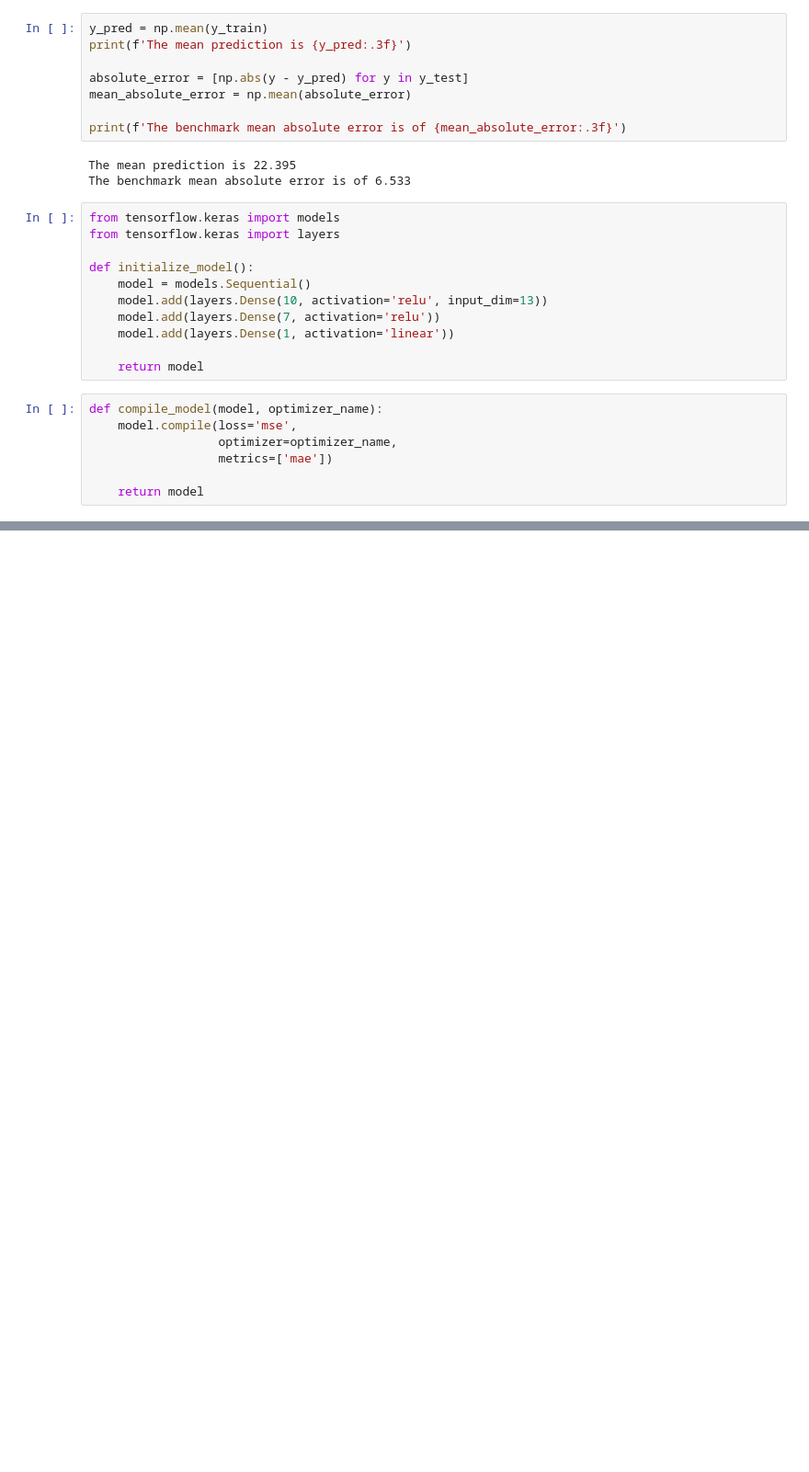
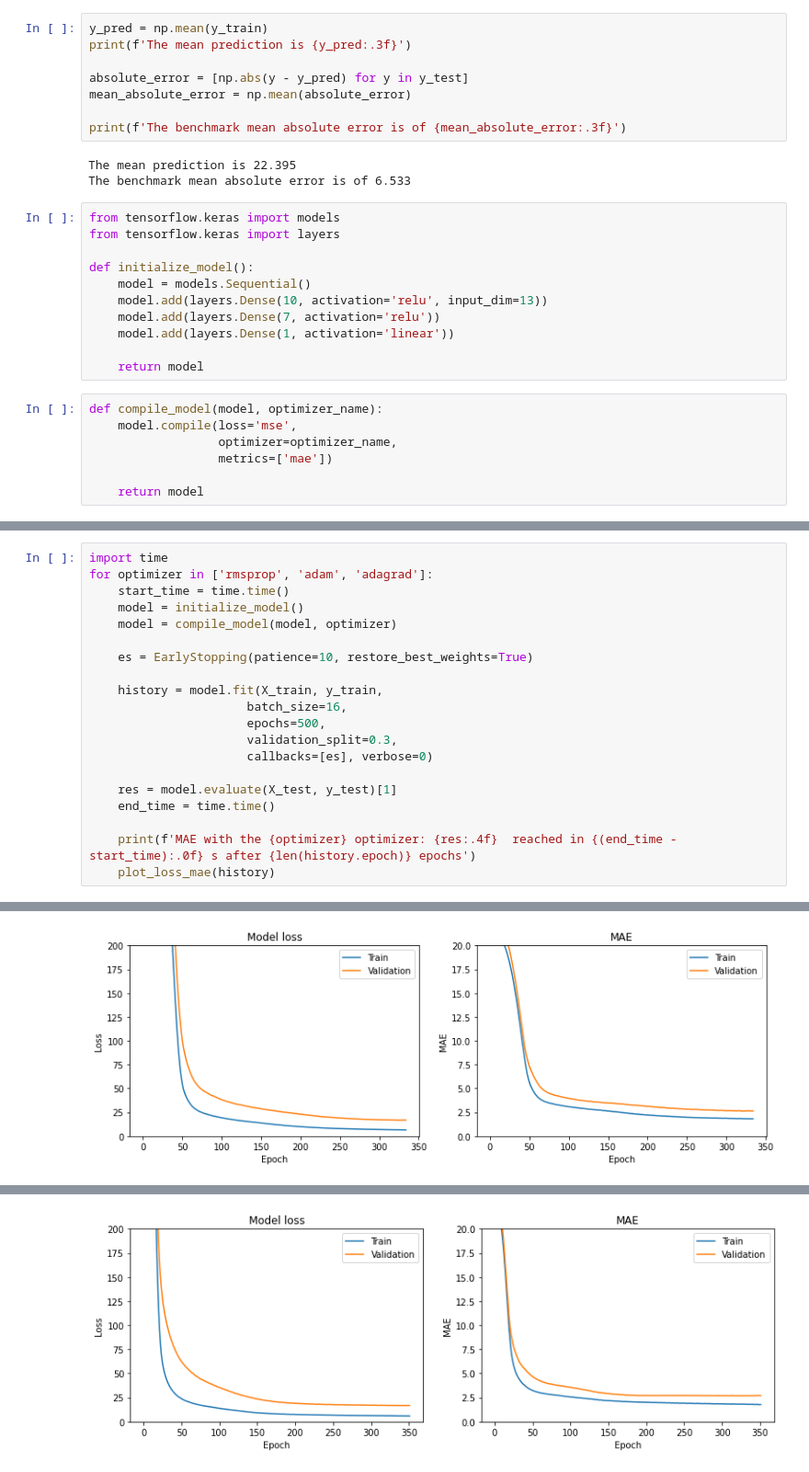
Before and after one commit to AntoniosFl/Data_Sourcing, a Jupyter notebook: DL/DL2/Untitled.ipynb, the cells around one changed output, grey strips where cells are left out. Shown at 92% size. Saved outputs shown, nothing was run; the diff lists cells and outputs as text; blank space fills up the shorter version.

```diff
--- a/DL/DL2/Untitled.ipynb
+++ b/DL/DL2/Untitled.ipynb
@@ -485,0 +525,21 @@ Epoch 69/1000
+# %%
+import time
+for optimizer in ['rmsprop', 'adam', 'adagrad']:
+    start_time = time.time()
+    model = initialize_model()
+    model = compile_model(model, optimizer)
+
+    es = EarlyStopping(patience=10, restore_best_weights=True)
+
+    history = model.fit(X_train, y_train,
+                      batch_size=16,
+                      epochs=500,
+                      validation_split=0.3,
+                      callbacks=[es], verbose=0)
+
+    res = model.evaluate(X_test, y_test)[1]
+    end_time = time.time()
+
+    print(f'MAE with the {optimizer} optimizer: {res:.4f}  reached in {(end_time - start_time):.0f} s after {len(history.epoch)} epochs')
+    plot_loss_mae(history)
+# %% [output]
@@ -485,0 +548 @@ Epoch 69/1000
+[figure, added]
@@ -485,0 +551 @@ Epoch 69/1000
+[figure, added]
```
Also changed, not shown: parts of 16 cells of this notebook.
